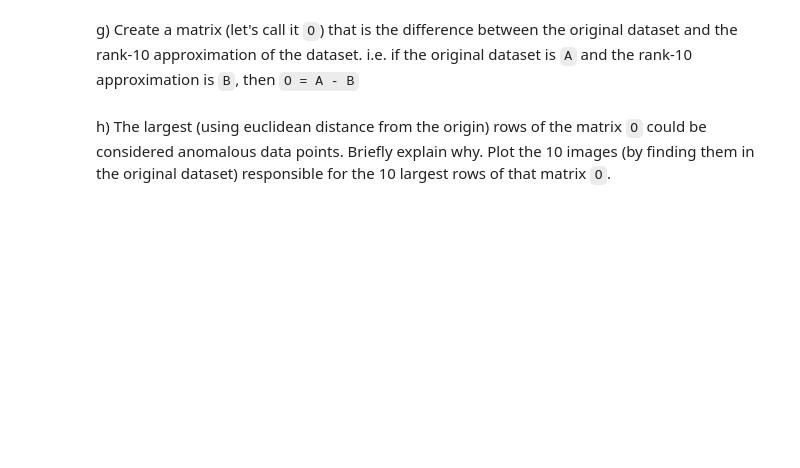
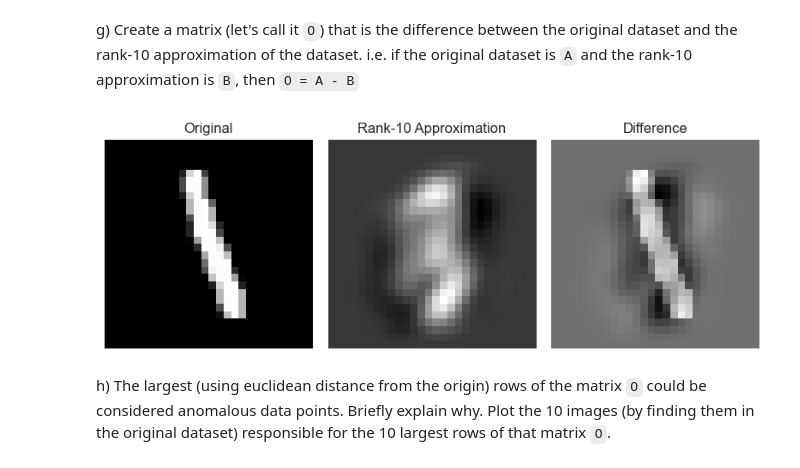
Before and after one commit to stonetharris/CS506, a Jupyter notebook: worksheets/worksheet_10.ipynb, the cells around one changed output. Drawn from its saved outputs; the diff is of its cells as text; code cells hidden in the pictures; blank space fills up the shorter version.

```diff
--- a/worksheets/worksheet_10.ipynb
+++ b/worksheets/worksheet_10.ipynb
@@ -435,4 +468,40 @@ f) Repeat e) on the original dataset (if you used a subset of the dataset, keep
 # %% [markdown]
 g) Create a matrix (let's call it `O`) that is the difference between the original dataset and the rank-10 approximation of the dataset. i.e. if the original dataset is `A` and the rank-10 approximation is `B`, then `O = A - B`
+# %%
+from sklearn.datasets import fetch_openml
+from sklearn.decomposition import TruncatedSVD
+import numpy as np
+import matplotlib.pyplot as plt
+
+X, _ = fetch_openml('mnist_784', version=1, return_X_y=True, as_frame=False)
+
+svd = TruncatedSVD(n_components=10)
+X_transformed = svd.fit_transform(X)
+X_approx = svd.inverse_transform(X_transformed)
+
+O = X - X_approx
+
+example_index = np.random.randint(X.shape[0])
+original_image = X[example_index].reshape(28, 28)
+approx_image = X_approx[example_index].reshape(28, 28)
+difference_image = O[example_index].reshape(28, 28)
+
+fig, axes = plt.subplots(1, 3, figsize=(8, 3))
+axes[0].imshow(original_image, cmap='gray')
+axes[0].set_title('Original')
+axes[0].axis('off')
+
+axes[1].imshow(approx_image, cmap='gray')
+axes[1].set_title('Rank-10 Approximation')
+axes[1].axis('off')
+
+axes[2].imshow(difference_image, cmap='gray')
+axes[2].set_title('Difference')
+axes[2].axis('off')
+
+plt.tight_layout()
+plt.show()
+# %% [output]
+[figure, added]
 # %% [markdown]
 h) The largest (using euclidean distance from the origin) rows of the matrix `O` could be considered anomalous data points. Briefly explain why. Plot the 10 images (by finding them in the original dataset) responsible for the 10 largest rows of that matrix `O`.
```
Also changed, not shown: parts of 6 cells of this notebook.
